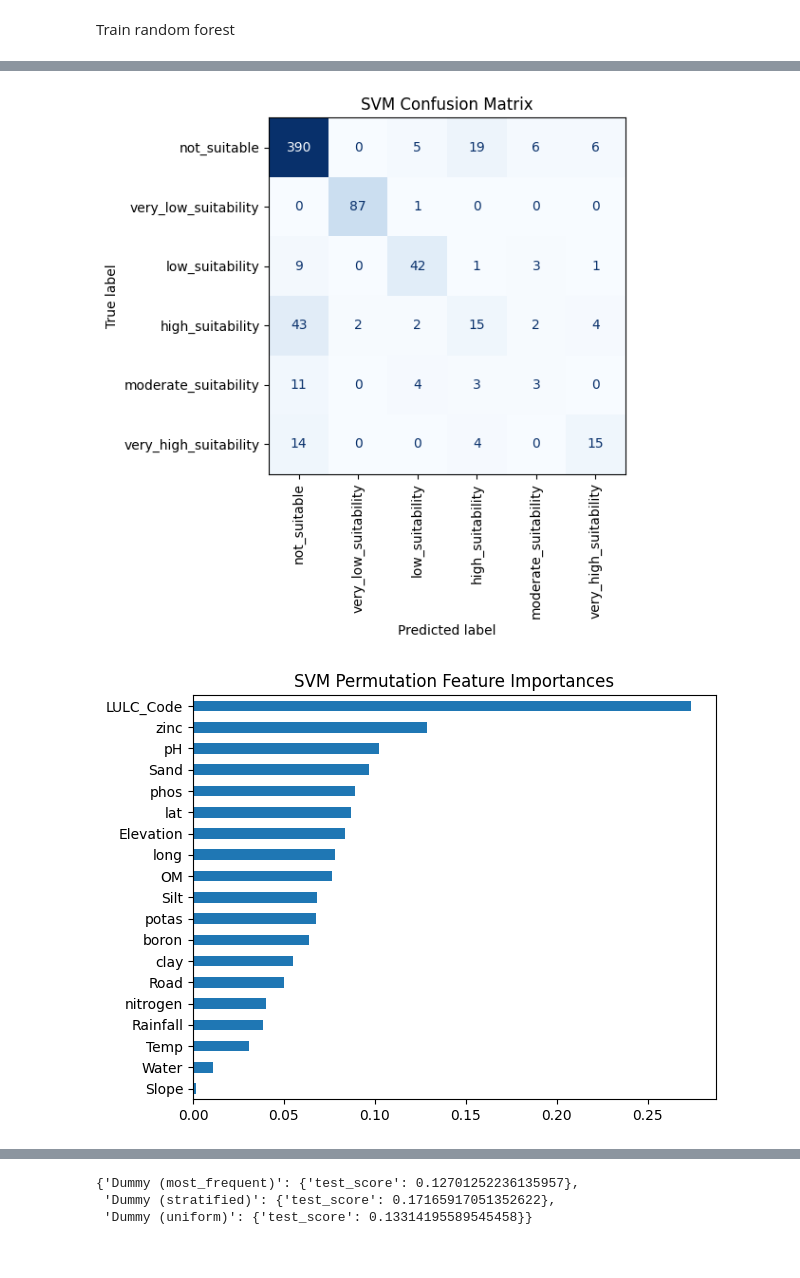
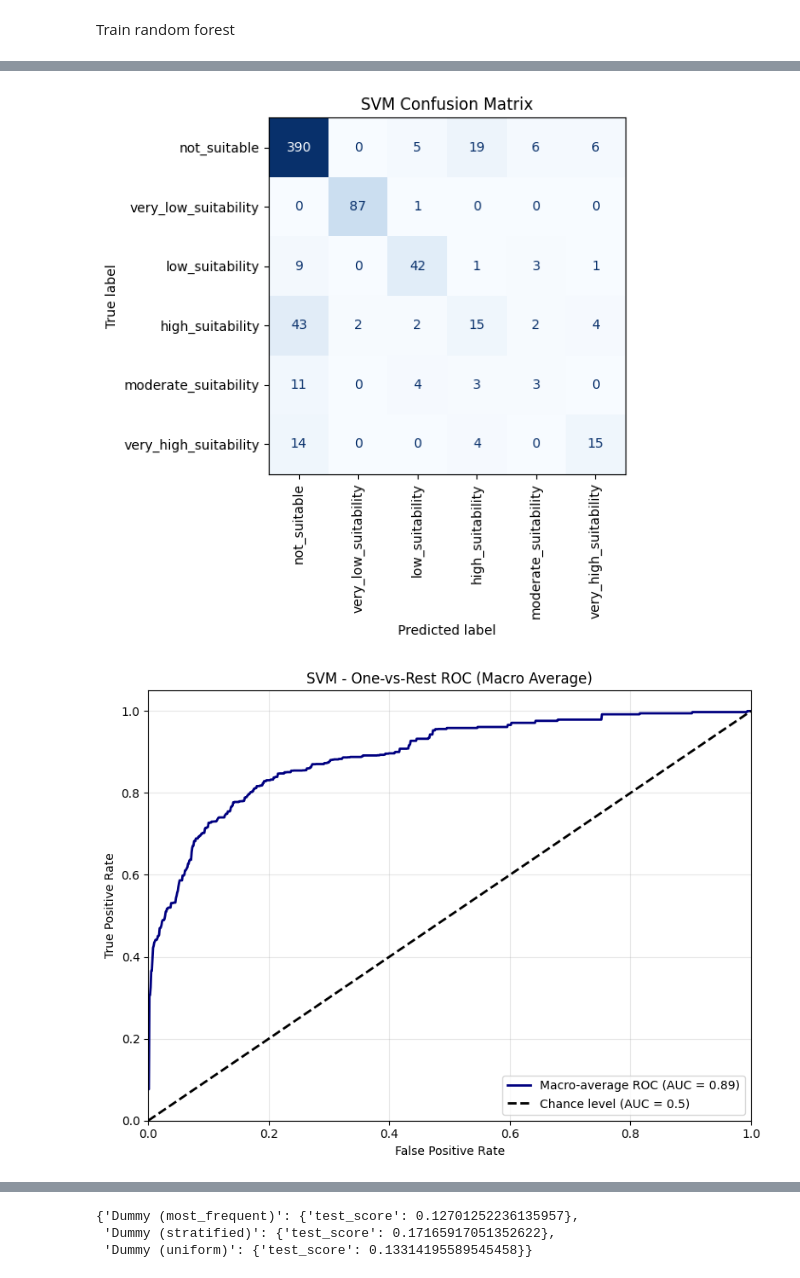
Before and after one commit to kshitijrajsharma/yth, a Jupyter notebook: notebooks/train_level_2.ipynb, the cells around one changed output, grey strips where cells are left out. Saved outputs shown, nothing was run; the diff lists cells and outputs as text; code cells hidden in the pictures.

Commit message:
feat : add roc curve

```diff
--- a/notebooks/train_level_2.ipynb
+++ b/notebooks/train_level_2.ipynb
@@ -174,35 +219,35 @@ svm_param_grid = {
 
 }
 
-svm_clf = SVC(random_state=5)
+svm_clf = SVC(random_state=5,probability=True)
 
 
 svm_model, svm_best_params, svm_test_score = train_classifier(
     svm_clf,
     svm_param_grid,
     X_train, y_train,
     X_test, y_test,
     "SVM",)
 # %% [output]
 Fitting 5 folds for each of 50 candidates, totalling 250 fits
 
 Best hyper param: {'classifier__C': 100, 'classifier__gamma': 'scale', 'classifier__kernel': 'rbf'}
 Training F1-macro score: 0.8809
 Validation F1-macro score: 0.5903
 Test F1-macro score: 0.5955
 
 Classification Report:
                        precision    recall  f1-score   support
 
      high_suitability       0.36      0.22      0.27        68
       low_suitability       0.78      0.75      0.76        56
  moderate_suitability       0.21      0.14      0.17        21
          not_suitable       0.84      0.92      0.87       426
 very_high_suitability       0.58      0.45      0.51        33
  very_low_suitability       0.98      0.99      0.98        88
 
              accuracy                           0.80       692
             macro avg       0.62      0.58      0.60       692
          weighted avg       0.77      0.80      0.78       692
 [figure]
-[figure, old version]
+[figure, new version]
```
Also changed, not shown: parts of 3 cells of this notebook, 1 other file.
